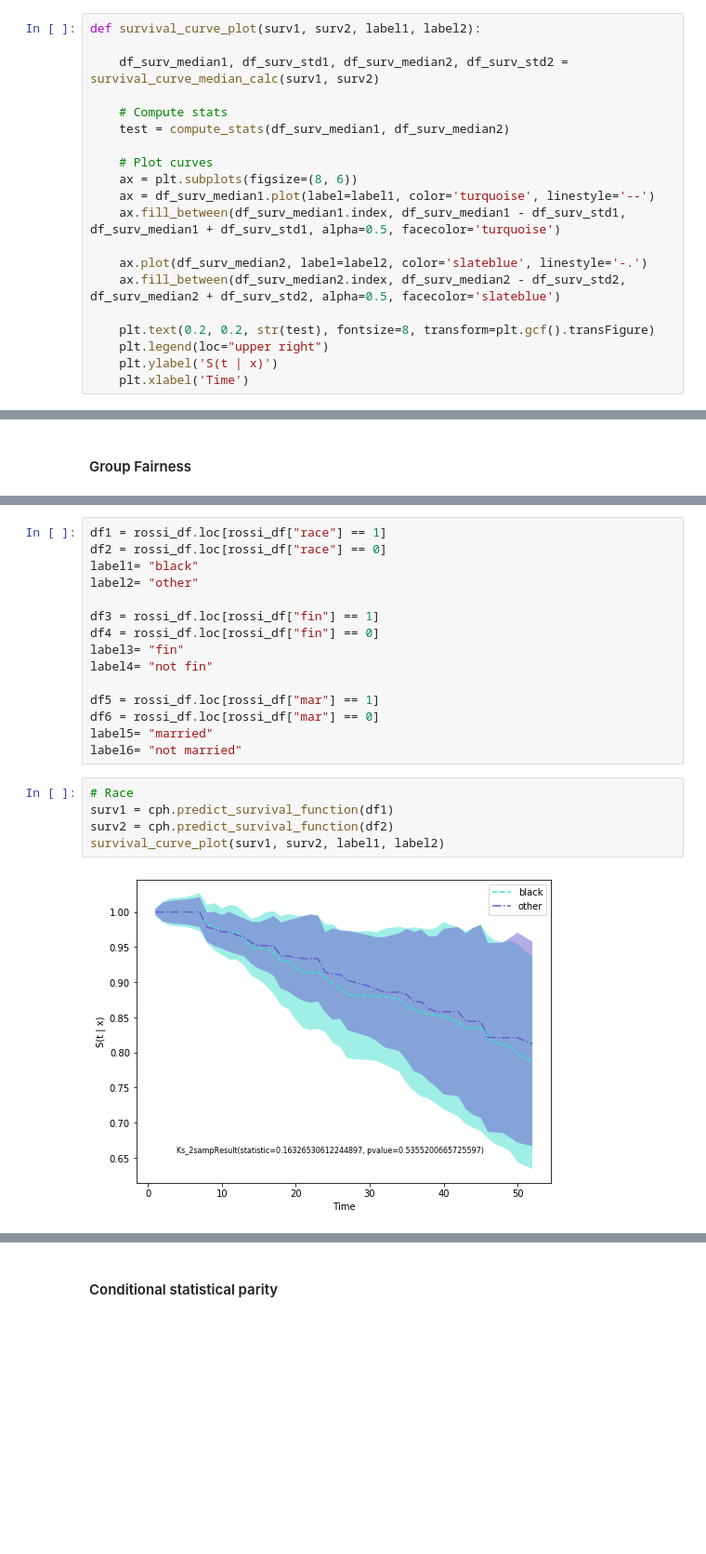
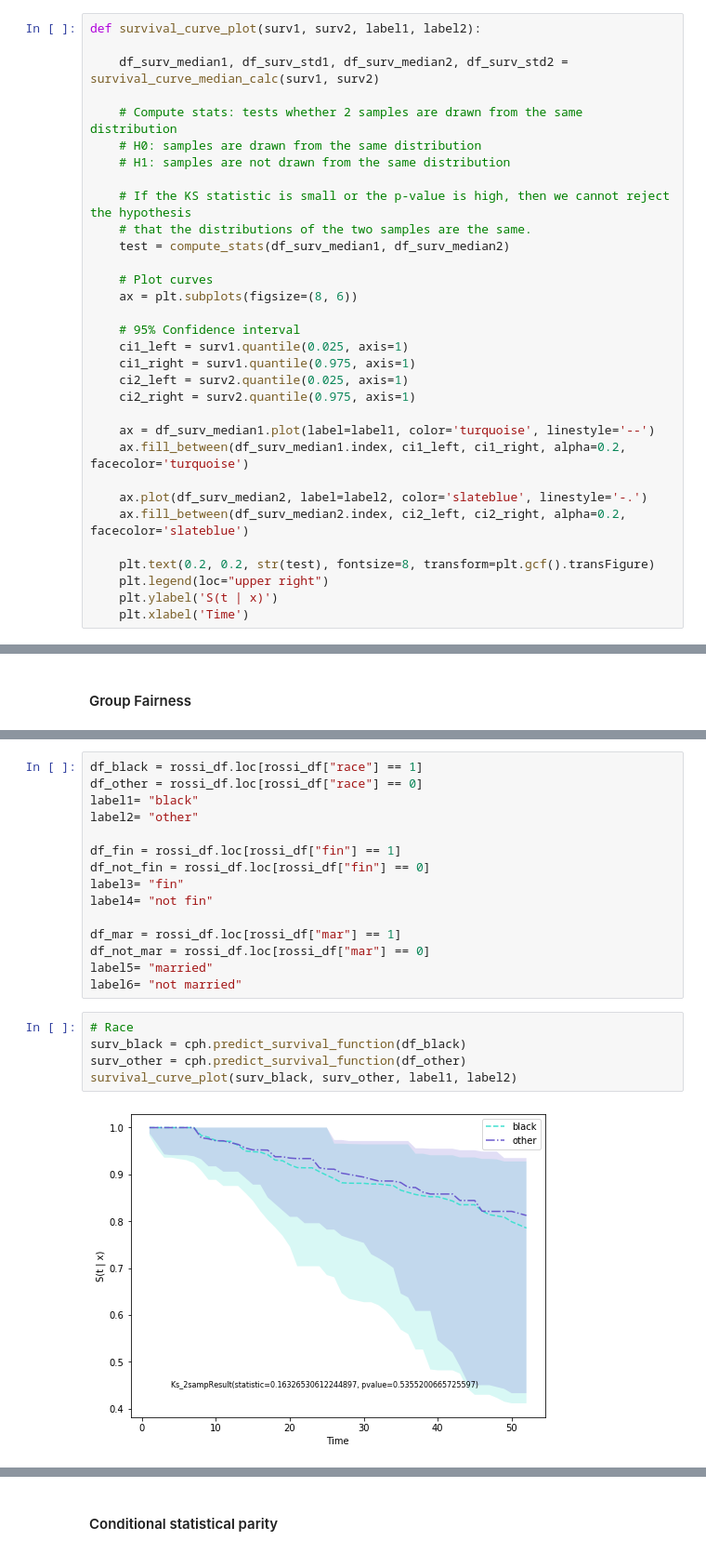
Before and after one commit to bseewald/fairness-ml-health, a Jupyter notebook: notebooks/mimic-iii/survival_analysis/Rossi.ipynb, the cells around one changed output, grey strips where cells are left out. Shown at 93% size. Drawn from its saved outputs; the diff is of its cells as text; blank space fills up the shorter version.

```diff
--- a/notebooks/mimic-iii/survival_analysis/Rossi.ipynb
+++ b/notebooks/mimic-iii/survival_analysis/Rossi.ipynb
@@ -263,16 +265,28 @@ def survival_curve_plot(surv1, surv2, label1, label2):
 
     df_surv_median1, df_surv_std1, df_surv_median2, df_surv_std2 = survival_curve_median_calc(surv1, surv2)
 
-    # Compute stats
+    # Compute stats: tests whether 2 samples are drawn from the same distribution
+    # H0: samples are drawn from the same distribution
+    # H1: samples are not drawn from the same distribution
+
+    # If the KS statistic is small or the p-value is high, then we cannot reject the hypothesis
+    # that the distributions of the two samples are the same.
     test = compute_stats(df_surv_median1, df_surv_median2)
 
     # Plot curves
     ax = plt.subplots(figsize=(8, 6))
+
+    # 95% Confidence interval
+    ci1_left = surv1.quantile(0.025, axis=1)
+    ci1_right = surv1.quantile(0.975, axis=1)
+    ci2_left = surv2.quantile(0.025, axis=1)
+    ci2_right = surv2.quantile(0.975, axis=1)
+
     ax = df_surv_median1.plot(label=label1, color='turquoise', linestyle='--')
-    ax.fill_between(df_surv_median1.index, df_surv_median1 - df_surv_std1, df_surv_median1 + df_surv_std1, alpha=0.5, facecolor='turquoise')
+    ax.fill_between(df_surv_median1.index, ci1_left, ci1_right, alpha=0.2, facecolor='turquoise')
 
     ax.plot(df_surv_median2, label=label2, color='slateblue', linestyle='-.')
-    ax.fill_between(df_surv_median2.index, df_surv_median2 - df_surv_std2, df_surv_median2 + df_surv_std2, alpha=0.5, facecolor='slateblue')
+    ax.fill_between(df_surv_median2.index, ci2_left, ci2_right, alpha=0.2, facecolor='slateblue')
 
     plt.text(0.2, 0.2, str(test), fontsize=8, transform=plt.gcf().transFigure)
     plt.legend(loc="upper right")
@@ -296,24 +312,24 @@ def compute_stats(rvs1, rvs2):
 # %%
-df1 = rossi_df.loc[rossi_df["race"] == 1]
-df2 = rossi_df.loc[rossi_df["race"] == 0]
+df_black = rossi_df.loc[rossi_df["race"] == 1]
+df_other = rossi_df.loc[rossi_df["race"] == 0]
 label1= "black"
 label2= "other"
 
-df3 = rossi_df.loc[rossi_df["fin"] == 1]
-df4 = rossi_df.loc[rossi_df["fin"] == 0]
+df_fin = rossi_df.loc[rossi_df["fin"] == 1]
+df_not_fin = rossi_df.loc[rossi_df["fin"] == 0]
 label3= "fin"
 label4= "not fin"
 
-df5 = rossi_df.loc[rossi_df["mar"] == 1]
-df6 = rossi_df.loc[rossi_df["mar"] == 0]
+df_mar = rossi_df.loc[rossi_df["mar"] == 1]
+df_not_mar = rossi_df.loc[rossi_df["mar"] == 0]
 label5= "married"
 label6= "not married"
 # %%
 # Race
-surv1 = cph.predict_survival_function(df1)
-surv2 = cph.predict_survival_function(df2)
-survival_curve_plot(surv1, surv2, label1, label2)
+surv_black = cph.predict_survival_function(df_black)
+surv_other = cph.predict_survival_function(df_other)
+survival_curve_plot(surv_black, surv_other, label1, label2)
 # %% [output]
-[figure, old version]
+[figure, new version]
 # %%
 # Received financial aid **
```
Also changed, not shown: parts of 28 cells of this notebook.
